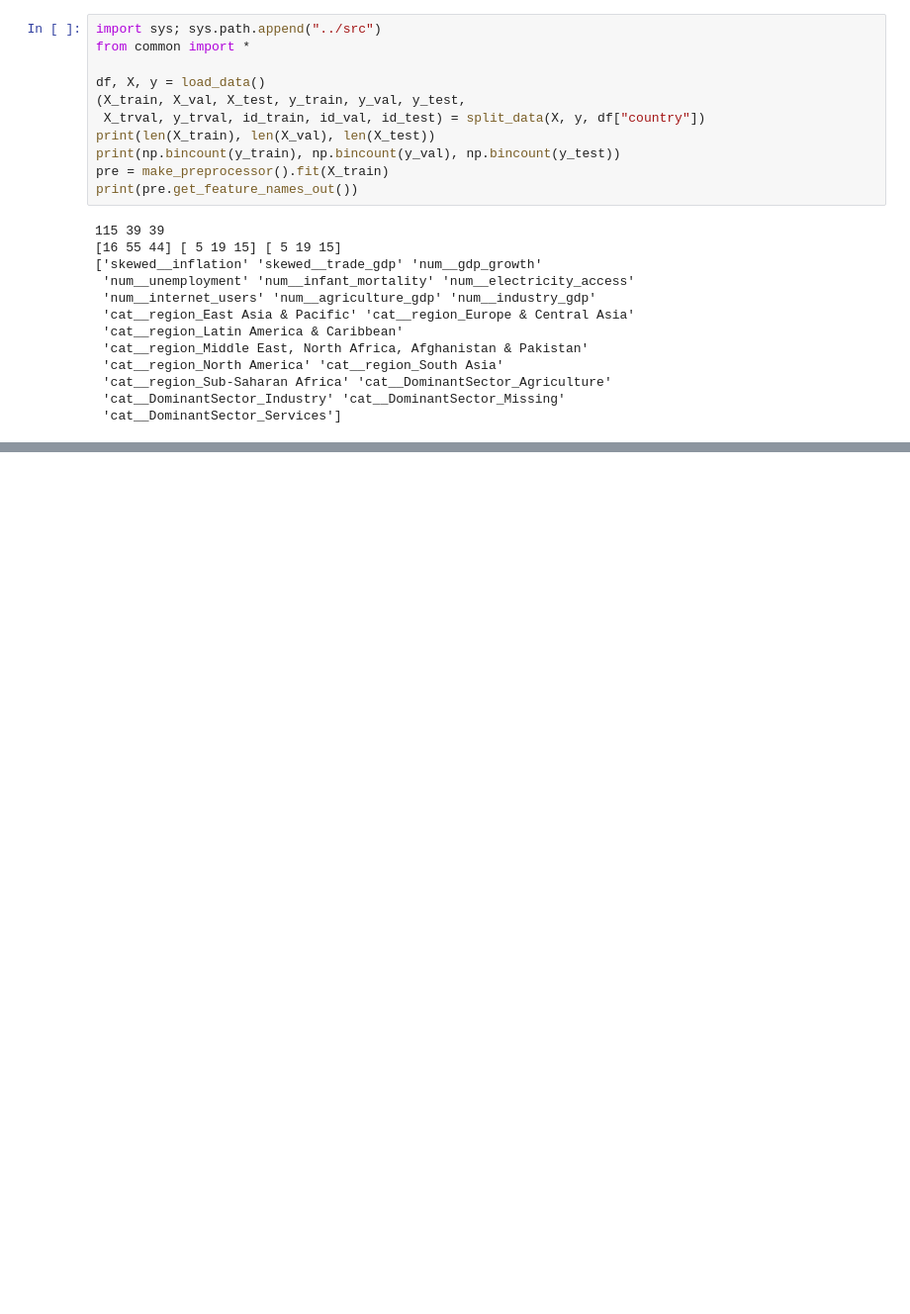
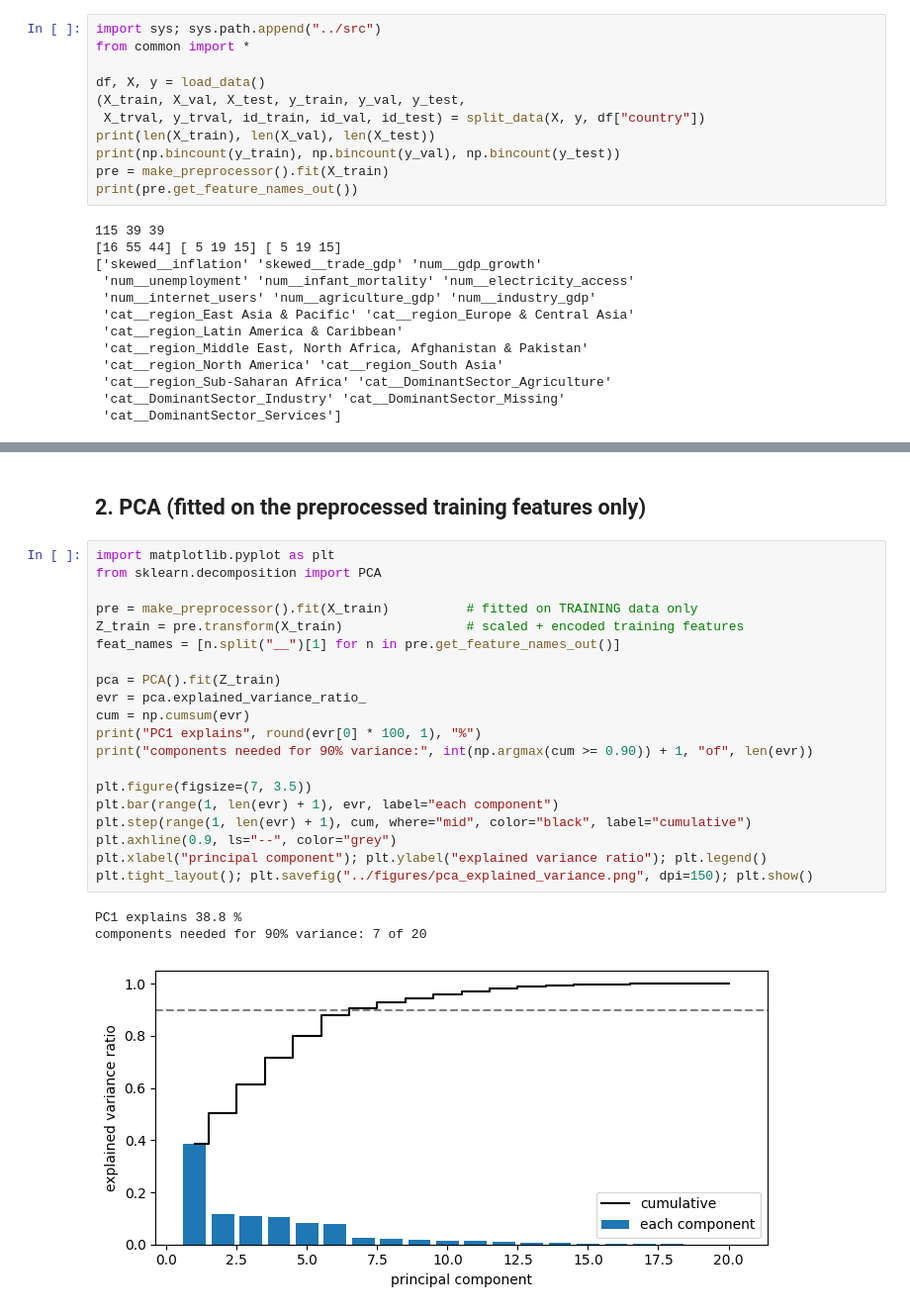
Before and after one commit to tanishjain0911-beep/ds203-hdi-classification, a Jupyter notebook: notebooks/03a_preprocessing.ipynb, the cells around one changed output, grey strips where cells are left out. Shown at 99% size. Cells and saved outputs as stored; diff of their text form; blank space fills up the shorter version.

```diff
--- a/notebooks/03a_preprocessing.ipynb
+++ b/notebooks/03a_preprocessing.ipynb
@@ -28,0 +77,26 @@ print(pre.get_feature_names_out())
+# %% [markdown]
+## 2. PCA (fitted on the preprocessed training features only)
+# %%
+import matplotlib.pyplot as plt
+from sklearn.decomposition import PCA
+
+pre = make_preprocessor().fit(X_train)          # fitted on TRAINING data only
+Z_train = pre.transform(X_train)                # scaled + encoded training features
+feat_names = [n.split("__")[1] for n in pre.get_feature_names_out()]
+
+pca = PCA().fit(Z_train)
+evr = pca.explained_variance_ratio_
+cum = np.cumsum(evr)
+print("PC1 explains", round(evr[0] * 100, 1), "%")
+print("components needed for 90% variance:", int(np.argmax(cum >= 0.90)) + 1, "of", len(evr))
+
+plt.figure(figsize=(7, 3.5))
+plt.bar(range(1, len(evr) + 1), evr, label="each component")
+plt.step(range(1, len(evr) + 1), cum, where="mid", color="black", label="cumulative")
+plt.axhline(0.9, ls="--", color="grey")
+plt.xlabel("principal component"); plt.ylabel("explained variance ratio"); plt.legend()
+plt.tight_layout(); plt.savefig("../figures/pca_explained_variance.png", dpi=150); plt.show()
+# %% [output]
+PC1 explains 38.8 %
+components needed for 90% variance: 7 of 20
+[figure, added]
```
Also changed, not shown: parts of 13 cells of this notebook, 3 other files.
